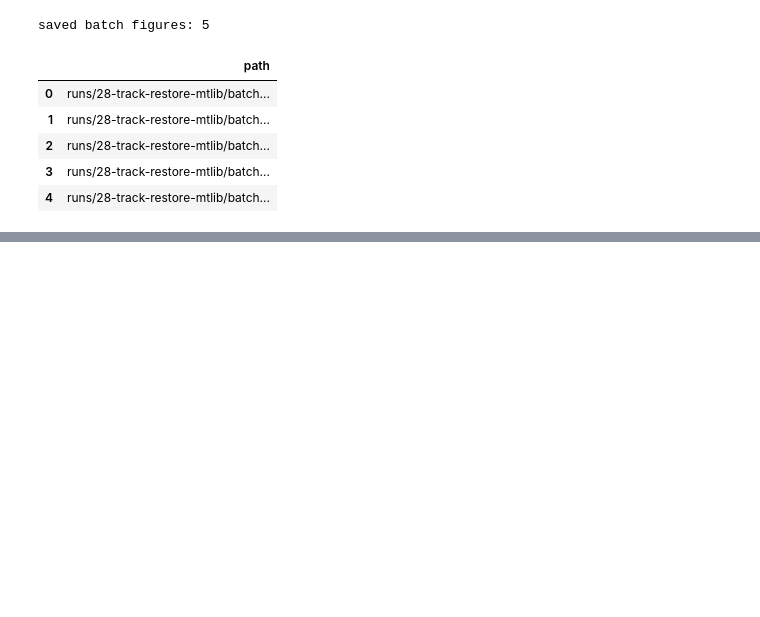
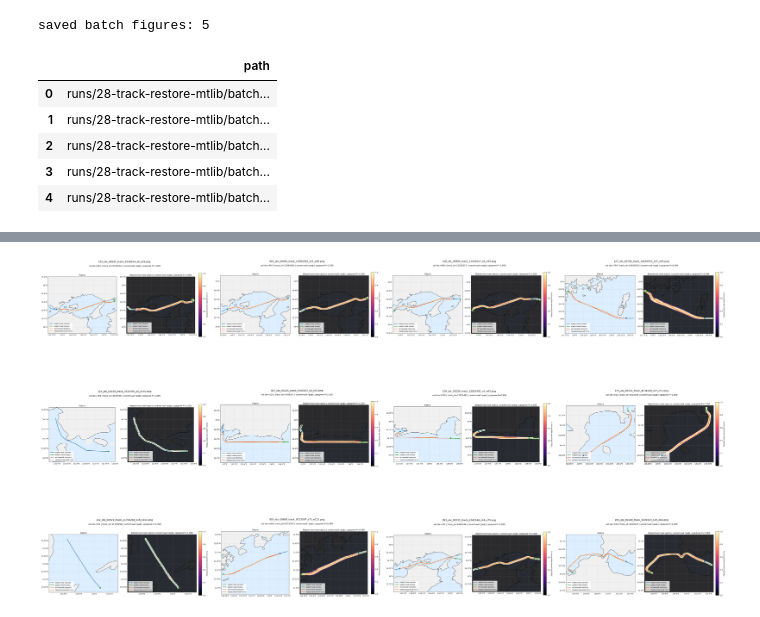
Before and after one commit to mvodya/marinetime-tracer, a Jupyter notebook: research/28b-track-restore-mtlib.ipynb, the cells around one changed output, grey strips where cells are left out. Drawn from its saved outputs; the diff is of its cells as text; code cells hidden in the pictures; blank space fills up the shorter version.

```diff
--- a/research/28b-track-restore-mtlib.ipynb
+++ b/research/28b-track-restore-mtlib.ipynb
@@ -253,0 +257,29 @@ plt.show()
+# %%
+# Массовая генерация примеров восстановления маршрутов
+# Индексы берутся из разных частей split, чтобы получить более разнообразные географии.
+import random
+
+MASS_SPLIT = 'val'  # можно заменить на 'train'
+MASS_COUNT = 200
+MASS_SEED = 20260519
+MASS_OUT_DIR = OUT_DIR / f'mass_{MASS_SPLIT}_{MASS_COUNT}_routes'
+ROUTE_SOURCE_LABELS = {
+    'skeleton graph': 'скелетный граф',
+    'A* fallback': 'резервный A*',
+}
+MASS_OUT_DIR.mkdir(parents=True, exist_ok=True)
+
+mass_ds = val_ds if MASS_SPLIT == 'val' else train_ds
+mass_rng = random.Random(MASS_SEED)
+mass_count = min(MASS_COUNT, len(mass_ds))
+mass_indices = []
+for bucket_idx in range(mass_count):
+    start = bucket_idx * len(mass_ds) // mass_count
+    end = (bucket_idx + 1) * len(mass_ds) // mass_count
+    mass_indices.append(mass_rng.randrange(start, max(start + 1, end)))
+mass_rng.shuffle(mass_indices)
+
+print('split     :', MASS_SPLIT)
+print('count     :', len(mass_indices))
+print('out dir   :', MASS_OUT_DIR)
+print('idx range :', min(mass_indices), max(mass_indices))
@@ -253,0 +386,17 @@ plt.show()
+# %%
+# Быстрый просмотр части сгенерированных картинок.
+PREVIEW_COUNT = min(12, len(mass_summary))
+preview_df = mass_summary.sample(PREVIEW_COUNT, random_state=MASS_SEED)
+
+fig, axs = plt.subplots(3, 4, figsize=(32, 18), constrained_layout=True)
+for ax, (_, row) in zip(axs.flat, preview_df.iterrows(), strict=False):
+    img_path = Path(row['image_path'])
+    img = plt.imread(img_path)
+    ax.imshow(img)
+    ax.set_title(img_path.name, fontsize=8)
+    ax.axis('off')
+for ax in axs.flat[PREVIEW_COUNT:]:
+    ax.axis('off')
+plt.show()
+# %% [output]
+[figure, added]
```
Also changed, not shown: parts of 5 cells of this notebook, 2 other files.
